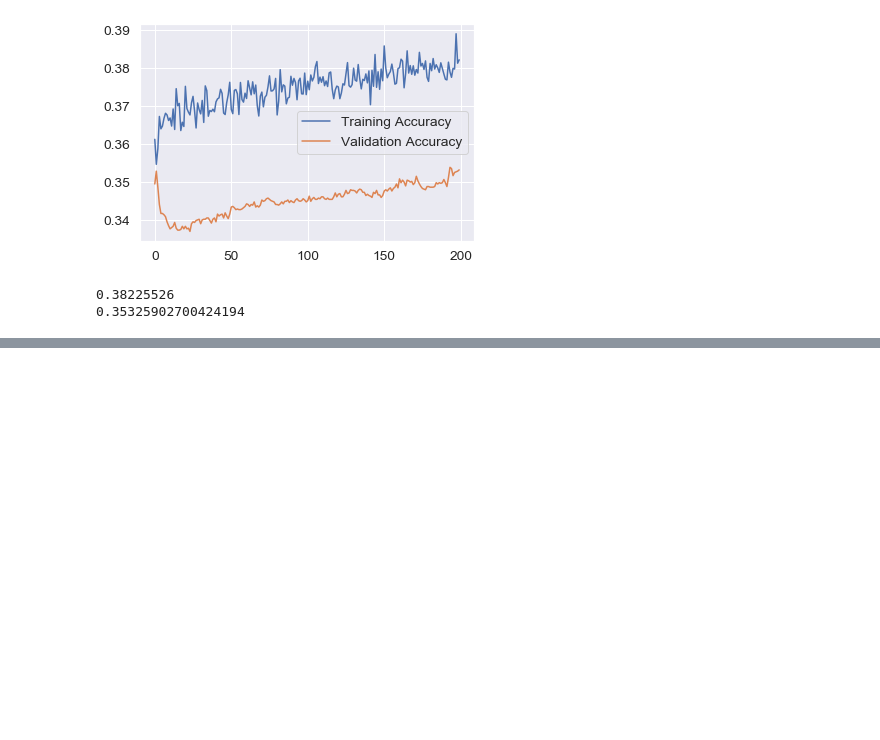
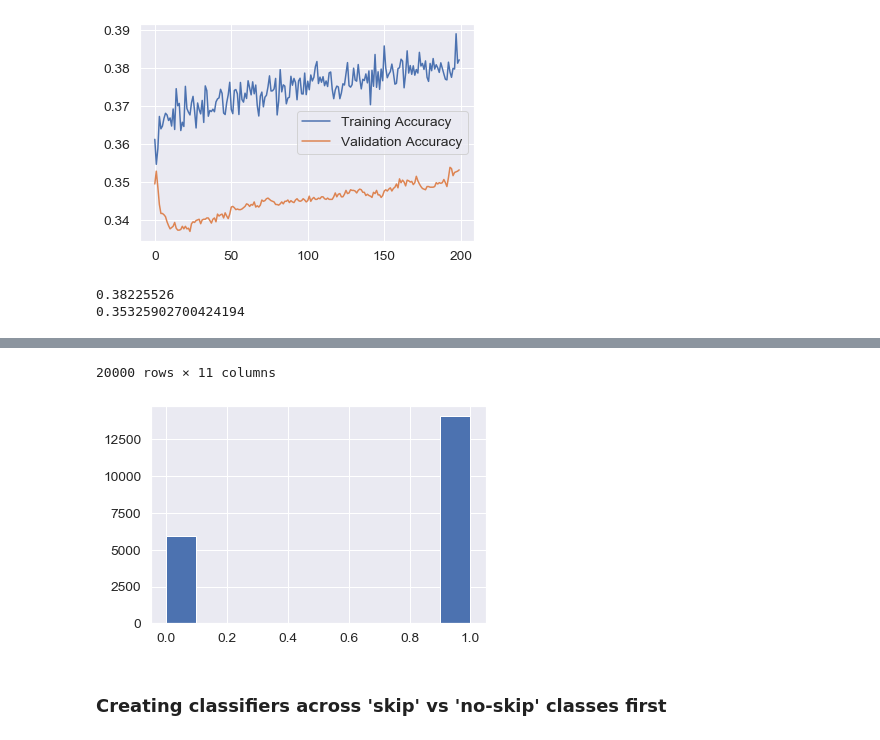
Before and after one commit to ishagupta36/Marketing-Models-Spotify, a Jupyter notebook: Simple Model.ipynb, the cells around one changed output, grey strips where cells are left out. Drawn from its saved outputs; the diff is of its cells as text; code cells hidden in the pictures; blank space fills up the shorter version.

```diff
--- a/Simple Model.ipynb
+++ b/Simple Model.ipynb
@@ -475,0 +522,6 @@ print(history.history['val_acc'][-1])
+# %%
+df['skip_at_all']=np.where(df['skip_speed']==0,0,1)
+plt.hist(df['skip_at_all'])
+#df['skip_at_all']=df['skip_at_all'].astype('category')
+df
+# %% [output]
@@ -475,0 +540,4 @@ print(history.history['val_acc'][-1])
+20000 rows × 11 columns
+[figure, added]
+# %% [markdown]
+### Creating classifiers across 'skip' vs 'no-skip' classes first
```
Also changed, not shown: parts of 49 cells of this notebook.
